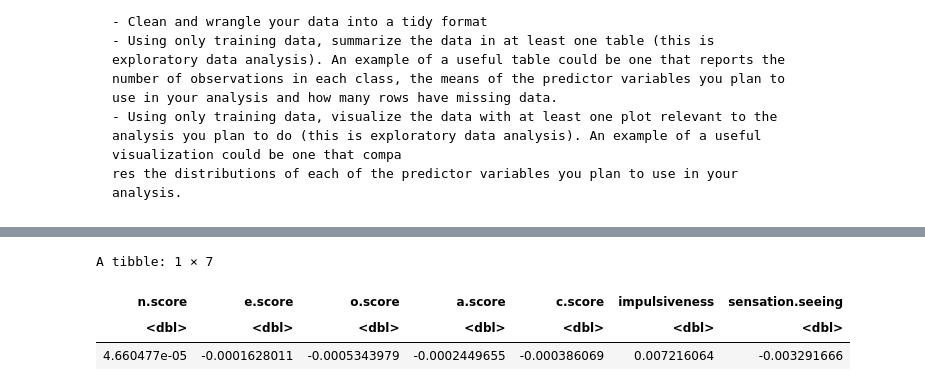
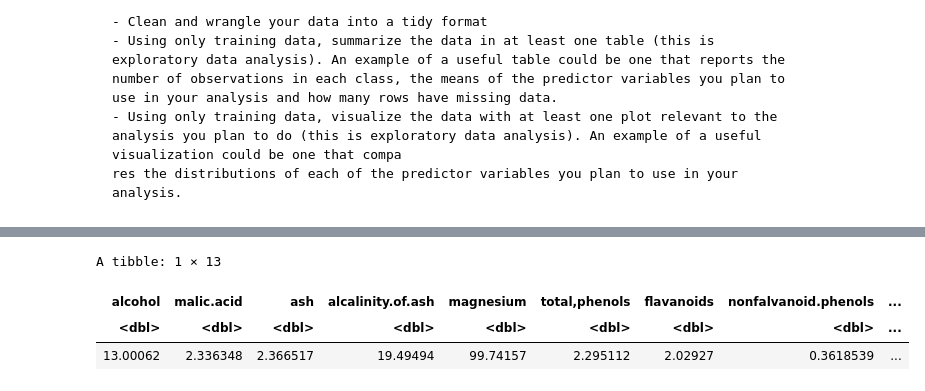
Before and after one commit to a-nguyen-1/DSCI100Project-Group117, a Jupyter notebook: gpp-Anne.ipynb, the cells around one changed output, grey strips where cells are left out. Cells and saved outputs as stored; diff of their text form; code cells hidden in the pictures.

```diff
--- a/gpp-Anne.ipynb
+++ b/gpp-Anne.ipynb
@@ -103,9 +47,9 @@ A tibble: 1885 × 32
 # %%
-drug_personality_means <- drug_data |>
-    summarise(across(n.score:sensation.seeing, mean, na.rm = TRUE))
-drug_personality_means
+wine_means <- wine_data |>
+    summarise(across(alcohol:proline, mean, na.rm = TRUE))
+wine_means
 # %% [output]
-A tibble: 1 × 7
+A tibble: 1 × 13
-| n.score | e.score | o.score | a.score | c.score | impulsiveness | sensation.seeing |
-| <dbl> | <dbl> | <dbl> | <dbl> | <dbl> | <dbl> | <dbl> |
-| 4.660477e-05 | -0.0001628011 | -0.0005343979 | -0.0002449655 | -0.000386069 | 0.007216064 | -0.003291666 |
+| alcohol | malic.acid | ash | alcalinity.of.ash | magnesium | total,phenols | flavanoids | nonfalvanoid.phenols | ... |
+| <dbl> | <dbl> | <dbl> | <dbl> | <dbl> | <dbl> | <dbl> | <dbl> | ... |
+| 13.00062 | 2.336348 | 2.366517 | 19.49494 | 99.74157 | 2.295112 | 2.02927 | 0.3618539 | ... |
```
Also changed, not shown: parts of 4 cells of this notebook.
